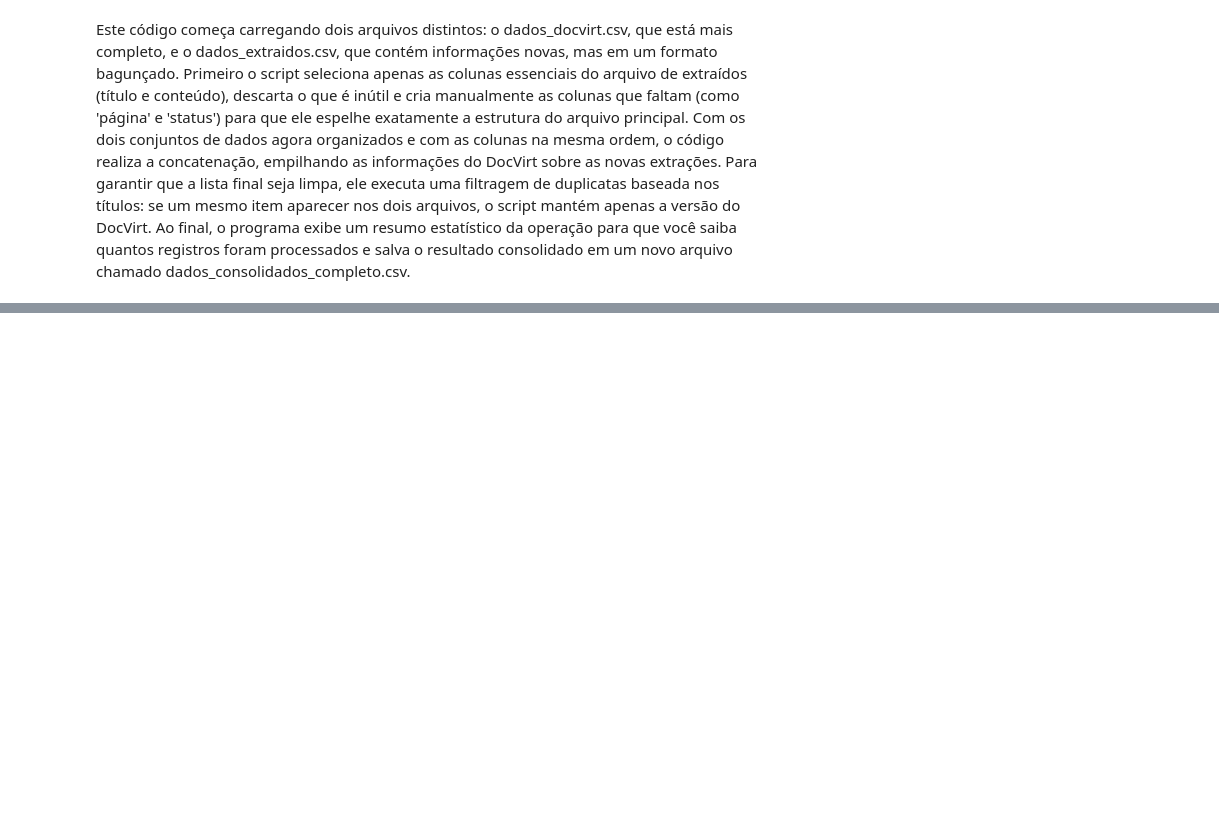
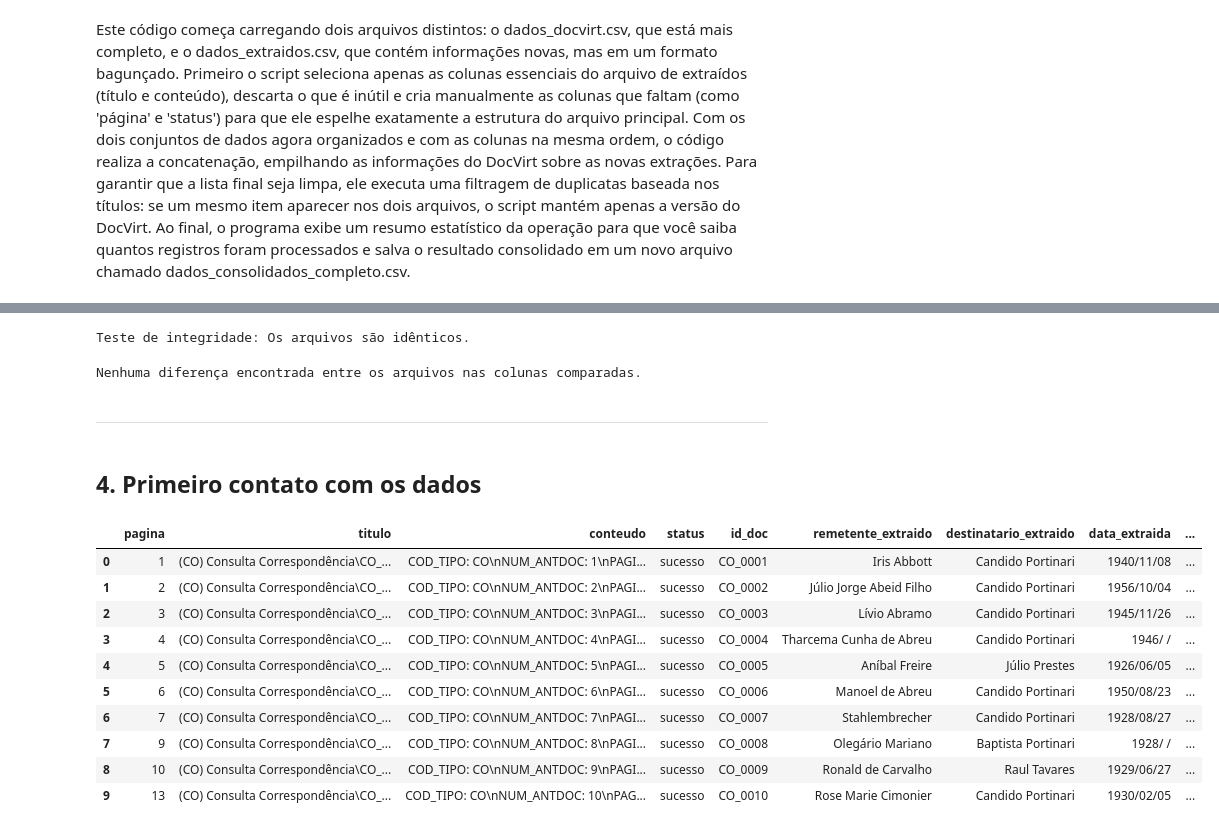
Before and after one commit to vrsmic/portinari-metadata, a Jupyter notebook: AV2.ipynb, the cells around one changed output, grey strips where cells are left out. Drawn from its saved outputs; the diff is of its cells as text; code cells hidden in the pictures; blank space fills up the shorter version.

Commit message:
Primeira estruturação do arquivo final.

```diff
--- a/AV2.ipynb
+++ b/AV2.ipynb
@@ -85,0 +288,54 @@ Arquivo 'dados_consolidados_completo.csv' salvo com sucesso!
+# %%
+# teste para saber se dados_finais.csv e dados_finais_temp.csv estão iguais
+df_1 = pd.read_csv('dados_finais.csv')
+
+# apenas considerando as 4 primeiras colunas de df_1 para comparação, já que o df_final tem mais colunas do que o df_temp
+colunas_comparacao = df_1.columns[:4]  # ajusta para as 4 primeiras colunas
+df_1_comparacao = df_1[colunas_comparacao]
+
+df_2 = pd.read_csv('dados_finais_temp.csv')
+
+if df_1_comparacao.equals(df_2[colunas_comparacao]):
+    print("Teste de integridade: Os arquivos são idênticos.")
+else:
+    print("Teste de integridade: Os arquivos são diferentes. Verifique as diferenças.")
+# %% [output]
+Teste de integridade: Os arquivos são idênticos.
+# %%
+# Exibir as diferenças entre os arquivos, se houver
+if not df_1_comparacao.equals(df_2[colunas_comparacao]):
+    # Encontrar as diferenças usando merge com indicador
+    df_diff = df_1_comparacao.merge(df_2[colunas_comparacao], indicator=True, how='outer')
+
+    # Linhas que estão apenas em df_1
+    apenas_df_1 = df_diff[df_diff['_merge'] == 'left_only']
+    print("\nLinhas presentes apenas em dados_finais.csv:")
+    display(apenas_df_1)
+
+    # Linhas que estão apenas em df_2
+    apenas_df_2 = df_diff[df_diff['_merge'] == 'right_only']
+    print("\nLinhas presentes apenas em dados_finais_temp.csv:")
+    display(apenas_df_2)
+else:
+    print("Nenhuma diferença encontrada entre os arquivos nas colunas comparadas.")
+# %% [output]
+Nenhuma diferença encontrada entre os arquivos nas colunas comparadas.
+# %% [markdown]
+___
+# %% [markdown]
+## 4. Primeiro contato com os dados
+# %%
+df = pd.read_csv('dados_finais.csv')
+df.head(10)
+# %% [output]
+|  | pagina | titulo | conteudo | status | id_doc | remetente_extraido | destinatario_extraido | data_extraida | ... |
+| 0 | 1 | (CO) Consulta Correspondência\CO_... | COD_TIPO: CO\nNUM_ANTDOC: 1\nPAGI... | sucesso | CO_0001 | Iris Abbott | Candido Portinari | 1940/11/08 | ... |
+| 1 | 2 | (CO) Consulta Correspondência\CO_... | COD_TIPO: CO\nNUM_ANTDOC: 2\nPAGI... | sucesso | CO_0002 | Júlio Jorge Abeid Filho | Candido Portinari | 1956/10/04 | ... |
+| 2 | 3 | (CO) Consulta Correspondência\CO_... | COD_TIPO: CO\nNUM_ANTDOC: 3\nPAGI... | sucesso | CO_0003 | Lívio Abramo | Candido Portinari | 1945/11/26 | ... |
+| 3 | 4 | (CO) Consulta Correspondência\CO_... | COD_TIPO: CO\nNUM_ANTDOC: 4\nPAGI... | sucesso | CO_0004 | Tharcema Cunha de Abreu | Candido Portinari | 1946/ / | ... |
+| 4 | 5 | (CO) Consulta Correspondência\CO_... | COD_TIPO: CO\nNUM_ANTDOC: 5\nPAGI... | sucesso | CO_0005 | Aníbal Freire | Júlio Prestes | 1926/06/05 | ... |
+| 5 | 6 | (CO) Consulta Correspondência\CO_... | COD_TIPO: CO\nNUM_ANTDOC: 6\nPAGI... | sucesso | CO_0006 | Manoel de Abreu | Candido Portinari | 1950/08/23 | ... |
+| 6 | 7 | (CO) Consulta Correspondência\CO_... | COD_TIPO: CO\nNUM_ANTDOC: 7\nPAGI... | sucesso | CO_0007 | Stahlembrecher | Candido Portinari | 1928/08/27 | ... |
+| 7 | 9 | (CO) Consulta Correspondência\CO_... | COD_TIPO: CO\nNUM_ANTDOC: 8\nPAGI... | sucesso | CO_0008 | Olegário Mariano | Baptista Portinari | 1928/ / | ... |
+| 8 | 10 | (CO) Consulta Correspondência\CO_... | COD_TIPO: CO\nNUM_ANTDOC: 9\nPAGI... | sucesso | CO_0009 | Ronald de Carvalho | Raul Tavares | 1929/06/27 | ... |
+| 9 | 13 | (CO) Consulta Correspondência\CO_... | COD_TIPO: CO\nNUM_ANTDOC: 10\nPAG... | sucesso | CO_0010 | Rose Marie Cimonier | Candido Portinari | 1930/02/05 | ... |
```
Also changed, not shown: parts of 20 cells of this notebook, 6 other files.
